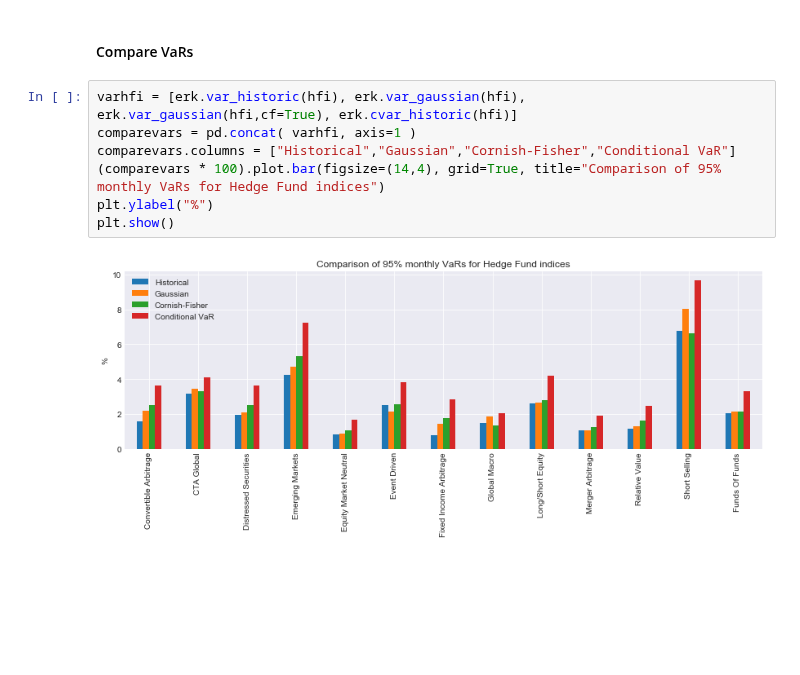
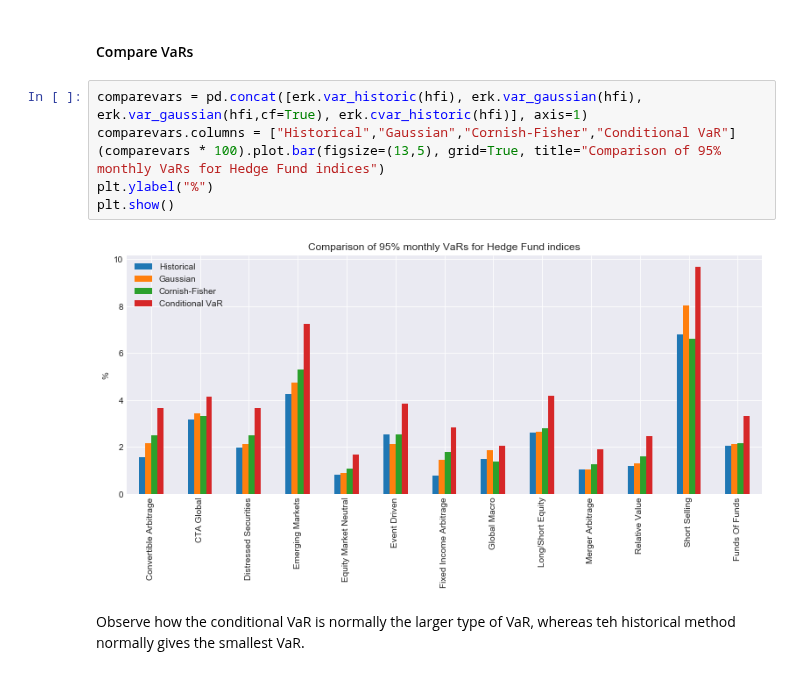
Before and after one commit to z4ir3/finance-courses, a Jupyter notebook: week-1.ipynb, the cells around one changed output. Drawn from its saved outputs; the diff is of its cells as text; blank space fills up the shorter version.

```diff
--- a/week-1.ipynb
+++ b/week-1.ipynb
@@ -1058,11 +1052,12 @@ Finally, the **conditional VaR** is computed using the historical method: look a
 # %% [markdown]
 #### Compare VaRs
 # %%
-varhfi = [erk.var_historic(hfi), erk.var_gaussian(hfi), erk.var_gaussian(hfi,cf=True), erk.cvar_historic(hfi)]
-comparevars = pd.concat( varhfi, axis=1 )
+comparevars = pd.concat([erk.var_historic(hfi), erk.var_gaussian(hfi), erk.var_gaussian(hfi,cf=True), erk.cvar_historic(hfi)], axis=1)
 comparevars.columns = ["Historical","Gaussian","Cornish-Fisher","Conditional VaR"]
-(comparevars * 100).plot.bar(figsize=(14,4), grid=True, title="Comparison of 95% monthly VaRs for Hedge Fund indices")
+(comparevars * 100).plot.bar(figsize=(13,5), grid=True, title="Comparison of 95% monthly VaRs for Hedge Fund indices")
 plt.ylabel("%")
 plt.show()
 # %% [output]
-[figure, old version]
+[figure, new version]
+# %% [markdown]
+Observe how the conditional VaR is normally the larger type of VaR, whereas teh historical method normally gives the smallest VaR.
```
Also changed, not shown: parts of 33 cells of this notebook.
